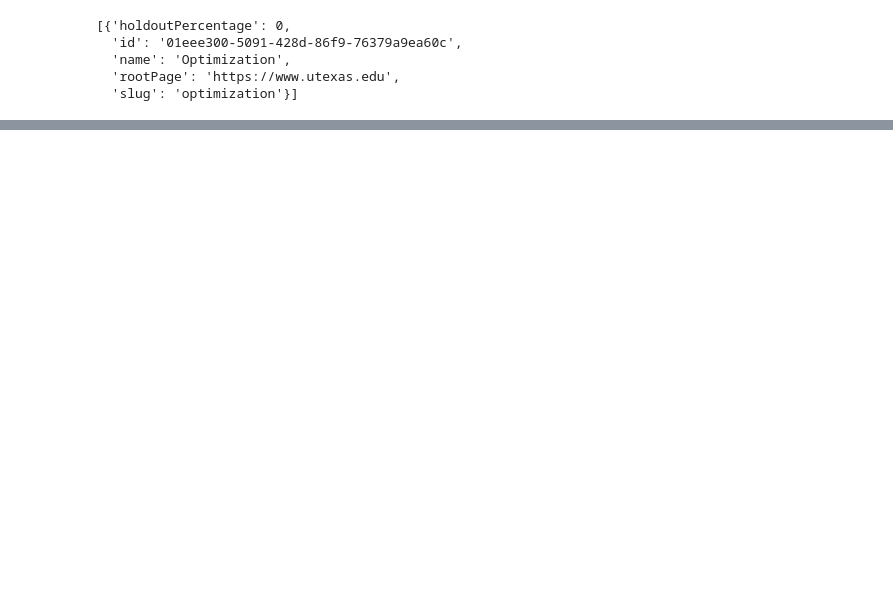
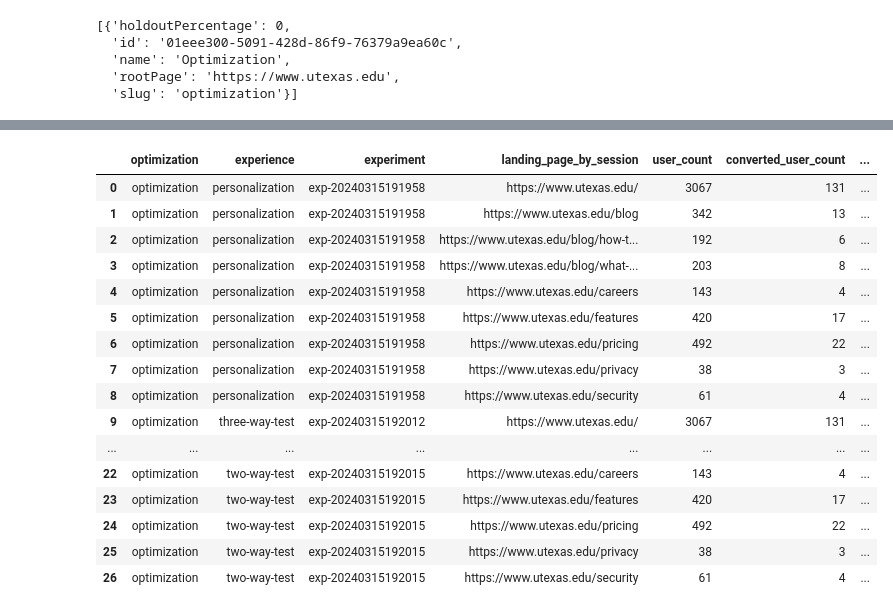
Before and after one commit to sumatra/experiment-analysis, a Jupyter notebook: Testing.ipynb, the cells around one changed output, grey strips where cells are left out. Drawn from its saved outputs; the diff is of its cells as text; code cells hidden in the pictures; blank space fills up the shorter version.

```diff
--- a/Testing.ipynb
+++ b/Testing.ipynb
@@ -68,0 +79,21 @@ for _, stats in bayes.groupby(['optimization', 'experience', 'experiment']):
+# %%
+landing_pages = get_conversions_with_landing_page(conversions)
+landing_pages
+# %% [output]
+|  | optimization | experience | experiment | landing_page_by_session | user_count | converted_user_count | ... |
+| 0 | optimization | personalization | exp-20240315191958 | https://www.utexas.edu/ | 3067 | 131 | ... |
+| 1 | optimization | personalization | exp-20240315191958 | https://www.utexas.edu/blog | 342 | 13 | ... |
+| 2 | optimization | personalization | exp-20240315191958 | https://www.utexas.edu/blog/how-t... | 192 | 6 | ... |
+| 3 | optimization | personalization | exp-20240315191958 | https://www.utexas.edu/blog/what-... | 203 | 8 | ... |
+| 4 | optimization | personalization | exp-20240315191958 | https://www.utexas.edu/careers | 143 | 4 | ... |
+| 5 | optimization | personalization | exp-20240315191958 | https://www.utexas.edu/features | 420 | 17 | ... |
+| 6 | optimization | personalization | exp-20240315191958 | https://www.utexas.edu/pricing | 492 | 22 | ... |
+| 7 | optimization | personalization | exp-20240315191958 | https://www.utexas.edu/privacy | 38 | 3 | ... |
+| 8 | optimization | personalization | exp-20240315191958 | https://www.utexas.edu/security | 61 | 4 | ... |
+| 9 | optimization | three-way-test | exp-20240315192012 | https://www.utexas.edu/ | 3067 | 131 | ... |
+| ... | ... | ... | ... | ... | ... | ... | ... |
+| 22 | optimization | two-way-test | exp-20240315192015 | https://www.utexas.edu/careers | 143 | 4 | ... |
+| 23 | optimization | two-way-test | exp-20240315192015 | https://www.utexas.edu/features | 420 | 17 | ... |
+| 24 | optimization | two-way-test | exp-20240315192015 | https://www.utexas.edu/pricing | 492 | 22 | ... |
+| 25 | optimization | two-way-test | exp-20240315192015 | https://www.utexas.edu/privacy | 38 | 3 | ... |
+| 26 | optimization | two-way-test | exp-20240315192015 | https://www.utexas.edu/security | 61 | 4 | ... |
```
Also changed, not shown: parts of 7 cells of this notebook, 2 other files.
